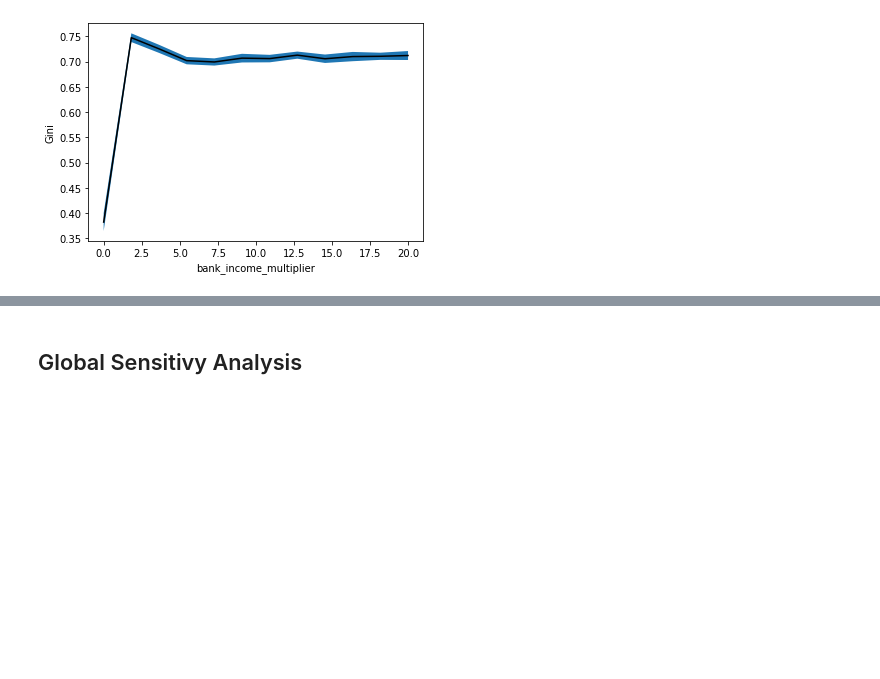
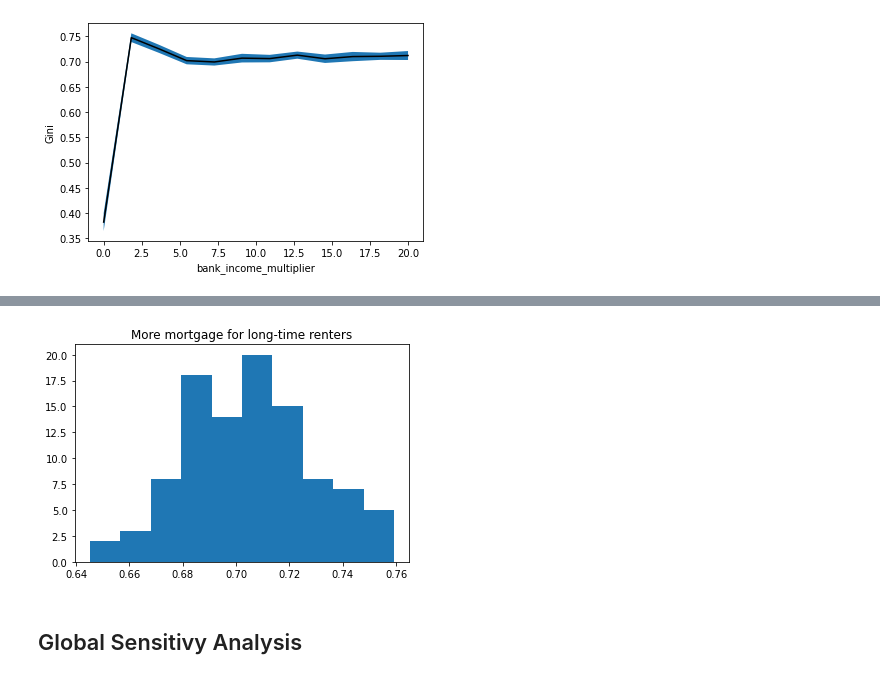
Before and after one commit to Caesar-blip/ABM, a Jupyter notebook: BatchRunner.ipynb, the cells around one changed output, grey strips where cells are left out. Drawn from its saved outputs; the diff is of its cells as text; code cells hidden in the pictures; blank space fills up the shorter version.

```diff
--- a/BatchRunner.ipynb
+++ b/BatchRunner.ipynb
@@ -188,0 +186,7 @@ results
+# %%
+import csv
+row=['Gini']
+
+with open('outputs/banking_experiment_group0.csv', 'w') as f:
+    write = csv.writer(f)
+    write.writerows([results])
@@ -189,3 +200,15 @@ results
+# %%
+results1 = []
+with open('outputs/banking_experiment_group1.csv', newline='') as csvfile:
+    spamreader = csv.reader(csvfile, delimiter=',', quotechar='|')
+    for row in spamreader:
+        results1.append(row)
+# %%
+plt.hist(list(np.array(results1[0]).astype(float)))
+plt.title("More mortgage for long-time renters")
+plt.savefig("outputs/banking_hist_group1.png", dpi=300)
+# %% [output]
+[figure, added]
 # %% [markdown]
 ## Global Sensitivy Analysis
 # %%
```
Also changed, not shown: parts of 5 cells of this notebook, 4 other files.
